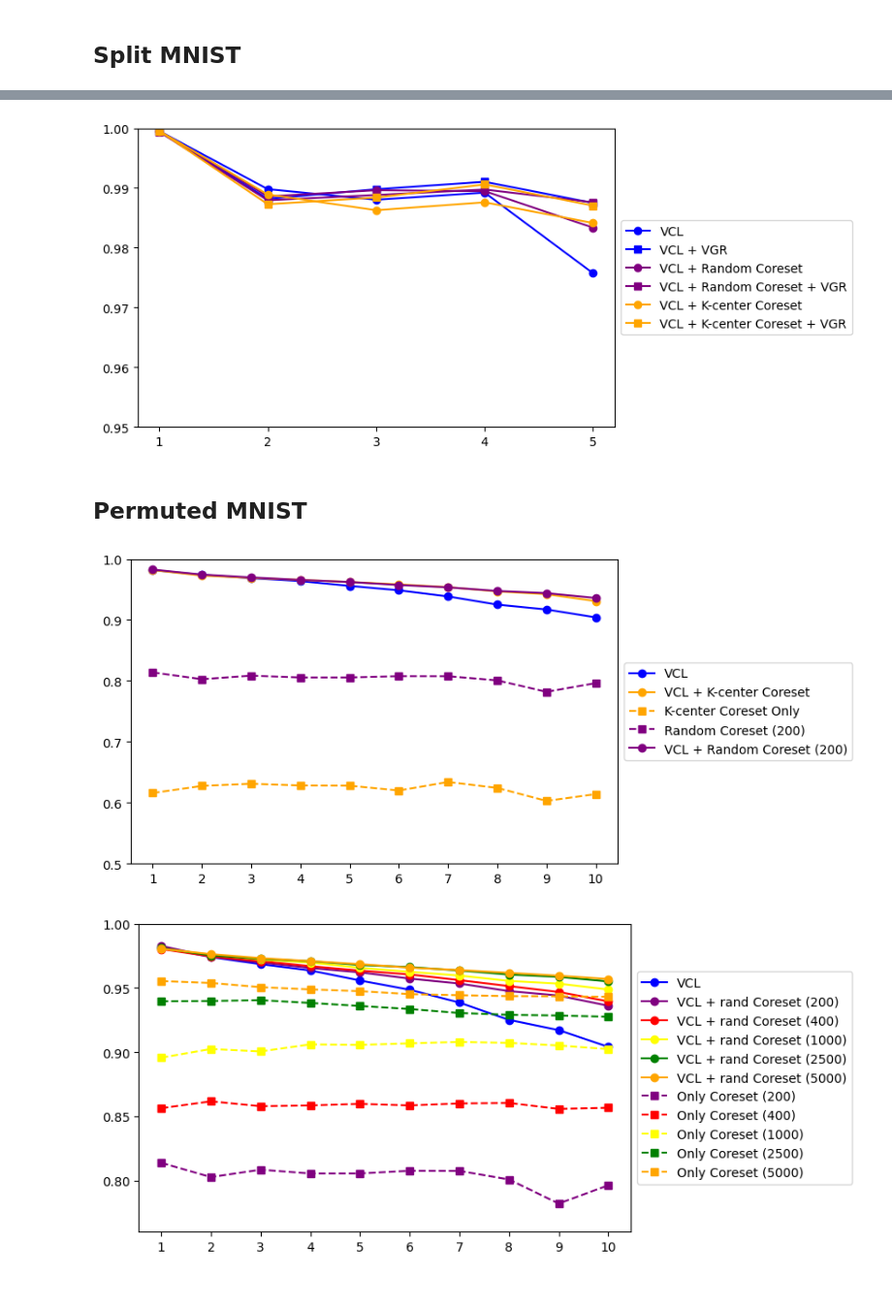
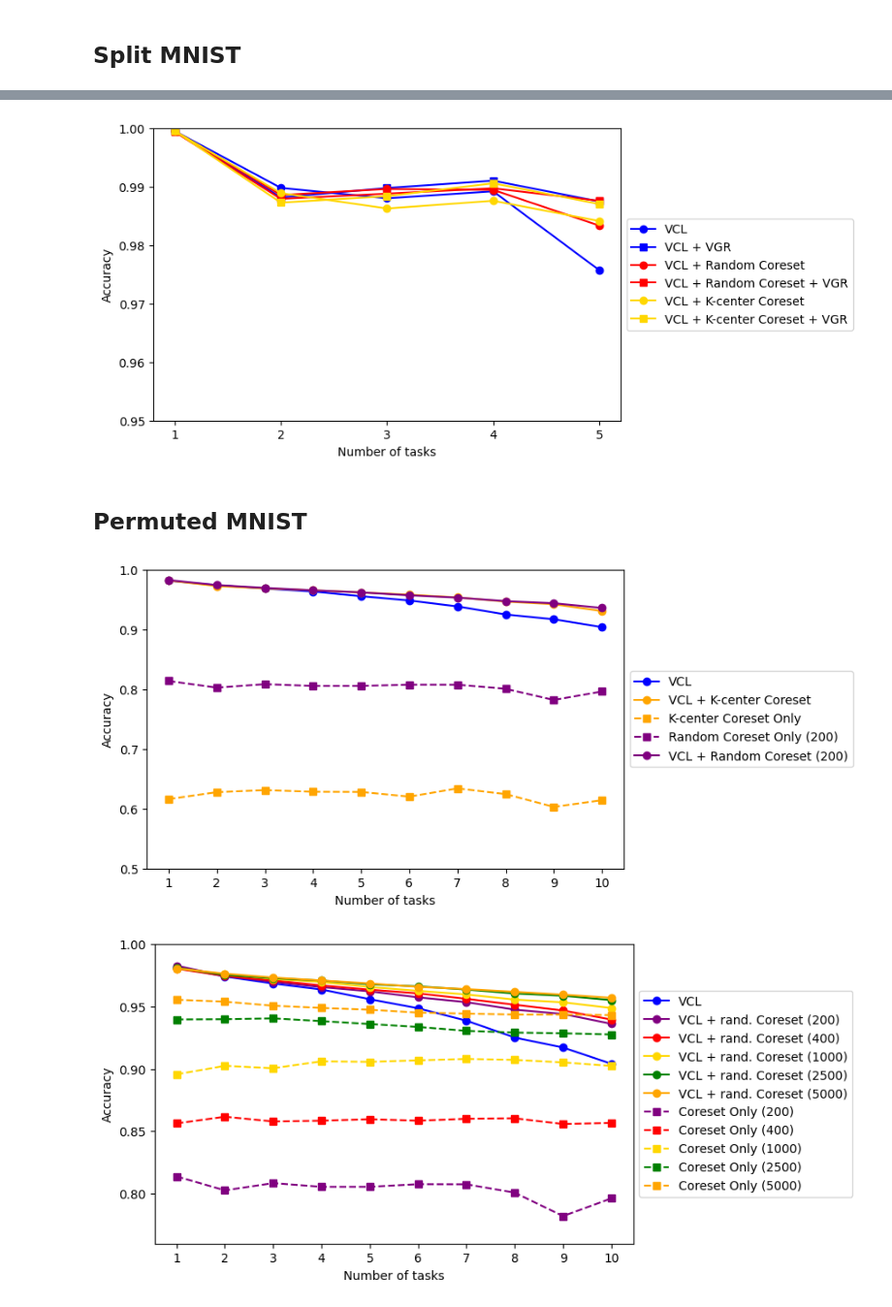
Before and after one commit to goldfarbDave/vcl, a Jupyter notebook: pytorch/plotting.ipynb, the cells around one changed output, grey strips where cells are left out. Shown at 97% size. Saved outputs shown, nothing was run; the diff lists cells and outputs as text; code cells hidden in the pictures.

Commit message:
Add DDM results + VGR + vector images

```diff
--- a/pytorch/plotting.ipynb
+++ b/pytorch/plotting.ipynb
@@ -16,6 +16,7 @@ def get_mean_mtx(base_name, max_seed):
     return cum / max_seed
 # %%
 results_folder_path = './results/3_seeds_exp/'
+vector_imgs_path = './vector_imgs/'
 # %% [markdown]
 ## Split MNIST
 # %%
@@ -114,17 +121,20 @@ plt.show()
 figure(figsize=(7, 4.5), dpi=100)
 plt.plot(range(1,len(split_vcl_vals)+1), split_vcl_vals, '-o', label='VCL', color='blue')
 plt.plot(range(1,len(split_vcl_vgr_vals)+1), split_vcl_vgr_vals, '-s', label='VCL + VGR', color='blue')
-plt.plot(range(1,len(split_vcl_randCore_vals)+1), split_vcl_randCore_vals, '-o', label='VCL + Random Coreset', color='purple')
-plt.plot(range(1,len(split_vcl_randCore_vgr_vals)+1), split_vcl_randCore_vgr_vals, '-s', label='VCL + Random Coreset + VGR', color='purple')
-plt.plot(range(1,len(split_vcl_kcen_vals)+1), split_vcl_kcen_vals, '-o', label='VCL + K-center Coreset', color='orange')
-plt.plot(range(1,len(split_vcl_kcen_vgr_vals)+1), split_vcl_kcen_vgr_vals, '-s', label='VCL + K-center Coreset + VGR', color='orange')
+plt.plot(range(1,len(split_vcl_randCore_vals)+1), split_vcl_randCore_vals, '-o', label='VCL + Random Coreset', color='red')
+plt.plot(range(1,len(split_vcl_randCore_vgr_vals)+1), split_vcl_randCore_vgr_vals, '-s', label='VCL + Random Coreset + VGR', color='red')
+plt.plot(range(1,len(split_vcl_kcen_vals)+1), split_vcl_kcen_vals, '-o', label='VCL + K-center Coreset', color='gold')
+plt.plot(range(1,len(split_vcl_kcen_vgr_vals)+1), split_vcl_kcen_vgr_vals, '-s', label='VCL + K-center Coreset + VGR', color='gold')
 
 plt.ylim(0.95, 1)
 plt.xticks(np.arange(1, 6, 1.0))
+plt.xlabel("Number of tasks")
+plt.ylabel("Accuracy")
 plt.legend(bbox_to_anchor=(1,0.5), loc="center left")
+plt.savefig(vector_imgs_path+"vgr_SplitMNIST.svg", format = 'svg', dpi=300)
 plt.show()
 # %% [output]
-[figure, old version]
+[figure, new version]
 # %% [markdown]
 ## Permuted MNIST
 # %%
@@ -188,38 +198,44 @@ figure(figsize=(7, 4.5), dpi=100)
 plt.plot(range(1,len(perm_vcl_vals)+1), perm_vcl_vals, '-o', label='VCL', color='blue')
 plt.plot(range(1,len(perm_vcl_kcen_vals)+1), perm_vcl_kcen_vals, '-o', label='VCL + K-center Coreset', color='orange')
 plt.plot(range(1,len(perm_kcen_coreset_only_vals)+1), perm_kcen_coreset_only_vals, '--s', label='K-center Coreset Only', color='orange')
-plt.plot(range(1,len(perm_only_core_200_vals)+1), perm_only_core_200_vals, '--s', label='Random Coreset (200)', color='purple')
+plt.plot(range(1,len(perm_only_core_200_vals)+1), perm_only_core_200_vals, '--s', label='Random Coreset Only (200)', color='purple')
 plt.plot(range(1,len(perm_vcl_randCore_200_vals)+1), perm_vcl_randCore_200_vals, '-o', label='VCL + Random Coreset (200)', color='purple')
 
 plt.ylim(0.5, 1)
 plt.xticks(np.arange(1, 11, 1.0))
+plt.xlabel("Number of tasks")
+plt.ylabel("Accuracy")
 plt.legend(bbox_to_anchor=(1,0.5), loc="center left")
+plt.savefig(vector_imgs_path+"testset_PermutedMNIST.svg", format = 'svg', dpi=300)
 plt.show()
 # %% [output]
-[figure, old version]
+[figure, new version]
 # %%
 figure(figsize=(7, 4.5), dpi=100)
 plt.plot(range(1,len(perm_vcl_vals)+1), perm_vcl_vals, '-o', label='VCL', color='blue')
 
-plt.plot(range(1,len(perm_vcl_randCore_200_vals)+1), perm_vcl_randCore_200_vals, '-o', label='VCL + rand Coreset (200)', color='purple')
-plt.plot(range(1,len(perm_vcl_randCore_400_vals)+1), perm_vcl_randCore_400_vals, '-o', label='VCL + rand Coreset (400)', color='red')
-plt.plot(range(1,len(perm_vcl_randCore_1000_vals)+1), perm_vcl_randCore_1000_vals, '-o', label='VCL + rand Coreset (1000)', color='yellow')
-plt.plot(range(1,len(perm_vcl_randCore_2500_vals)+1), perm_vcl_randCore_2500_vals, '-o', label='VCL + rand Coreset (2500)', color='green')
-plt.plot(range(1,len(perm_vcl_randCore_5000_vals)+1), perm_vcl_randCore_5000_vals, '-o', label='VCL + rand Coreset (5000)', color='orange')
+plt.plot(range(1,len(perm_vcl_randCore_200_vals)+1), perm_vcl_randCore_200_vals, '-o', label='VCL + rand. Coreset (200)', color='purple')
+plt.plot(range(1,len(perm_vcl_randCore_400_vals)+1), perm_vcl_randCore_400_vals, '-o', label='VCL + rand. Coreset (400)', color='red')
+plt.plot(range(1,len(perm_vcl_randCore_1000_vals)+1), perm_vcl_randCore_1000_vals, '-o', label='VCL + rand. Coreset (1000)', color='gold')
+plt.plot(range(1,len(perm_vcl_randCore_2500_vals)+1), perm_vcl_randCore_2500_vals, '-o', label='VCL + rand. Coreset (2500)', color='green')
+plt.plot(range(1,len(perm_vcl_randCore_5000_vals)+1), perm_vcl_randCore_5000_vals, '-o', label='VCL + rand. Coreset (5000)', color='orange')
 
-plt.plot(range(1,len(perm_only_core_200_vals)+1), perm_only_core_200_vals, '--s', label='Only Coreset (200)', color='purple')
-plt.plot(range(1,len(perm_only_core_400_vals)+1), perm_only_core_400_vals, '--s', label='Only Coreset (400)', color='red')
-plt.plot(range(1,len(perm_only_core_1000_vals)+1), perm_only_core_1000_vals, '--s', label='Only Coreset (1000)', color='yellow')
-plt.plot(range(1,len(perm_only_core_2500_vals)+1), perm_only_core_2500_vals, '--s', label='Only Coreset (2500)', color='green')
-plt.plot(range(1,len(perm_only_core_5000_vals)+1), perm_only_core_5000_vals, '--s', label='Only Coreset (5000)', color='orange')
+plt.plot(range(1,len(perm_only_core_200_vals)+1), perm_only_core_200_vals, '--s', label='Coreset Only (200)', color='purple')
+plt.plot(range(1,len(perm_only_core_400_vals)+1), perm_only_core_400_vals, '--s', label='Coreset Only (400)', color='red')
+plt.plot(range(1,len(perm_only_core_1000_vals)+1), perm_only_core_1000_vals, '--s', label='Coreset Only (1000)', color='gold')
+plt.plot(range(1,len(perm_only_core_2500_vals)+1), perm_only_core_2500_vals, '--s', label='Coreset Only (2500)', color='green')
+plt.plot(range(1,len(perm_only_core_5000_vals)+1), perm_only_core_5000_vals, '--s', label='Coreset Only (5000)', color='orange')
 
 
 plt.ylim(0.76, 1)
 plt.xticks(np.arange(1, 11, 1.0))
+plt.xlabel("Number of tasks")
+plt.ylabel("Accuracy")
 plt.legend(bbox_to_anchor=(1,0.5), loc="center left")
+plt.savefig(vector_imgs_path+"coreset_PermutedMNIST.svg", format = 'svg', dpi=300)
 plt.show()
 # %% [output]
-[figure, old version]
+[figure, new version]
 # %%
 figure(figsize=(7, 4.5), dpi=100)
 
```
Also changed, not shown: parts of 3 cells of this notebook, 7 other files.
